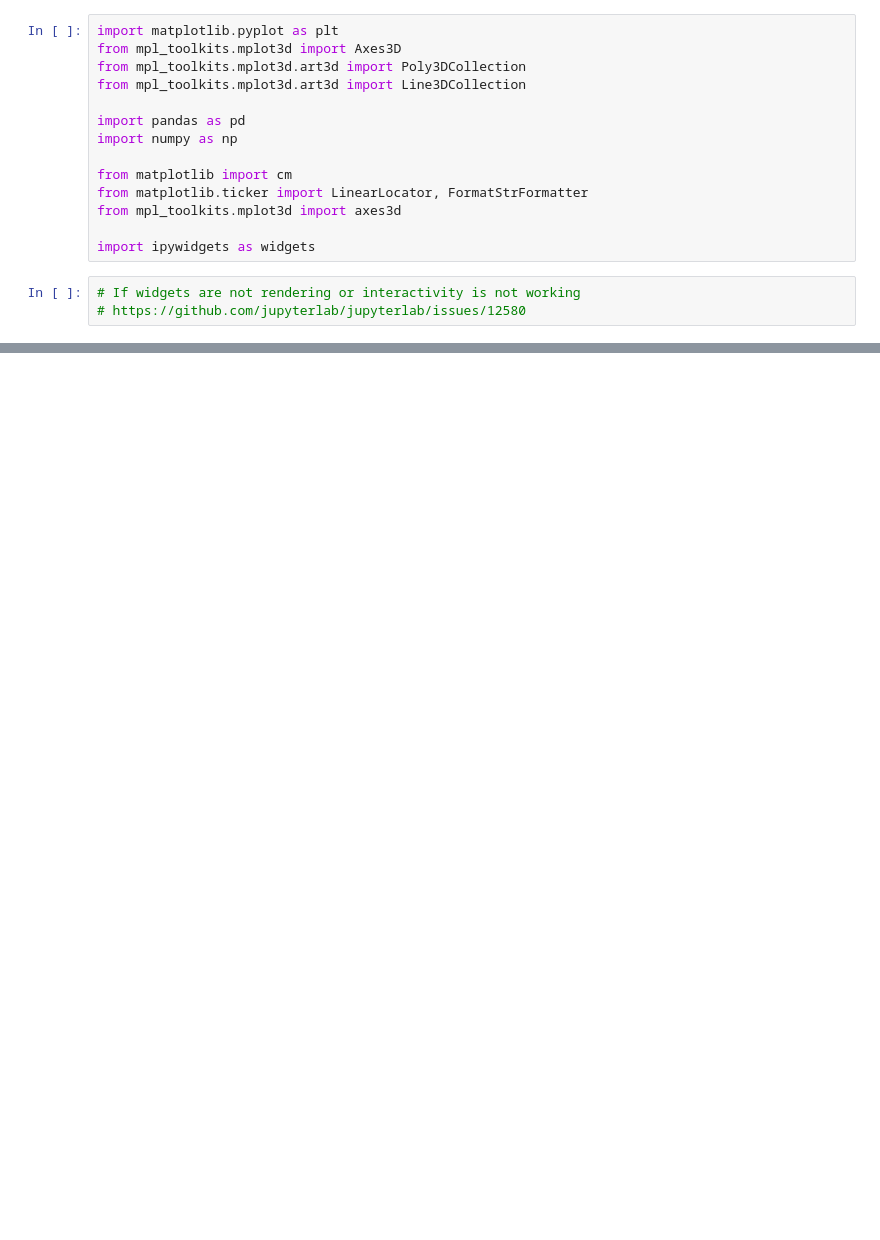
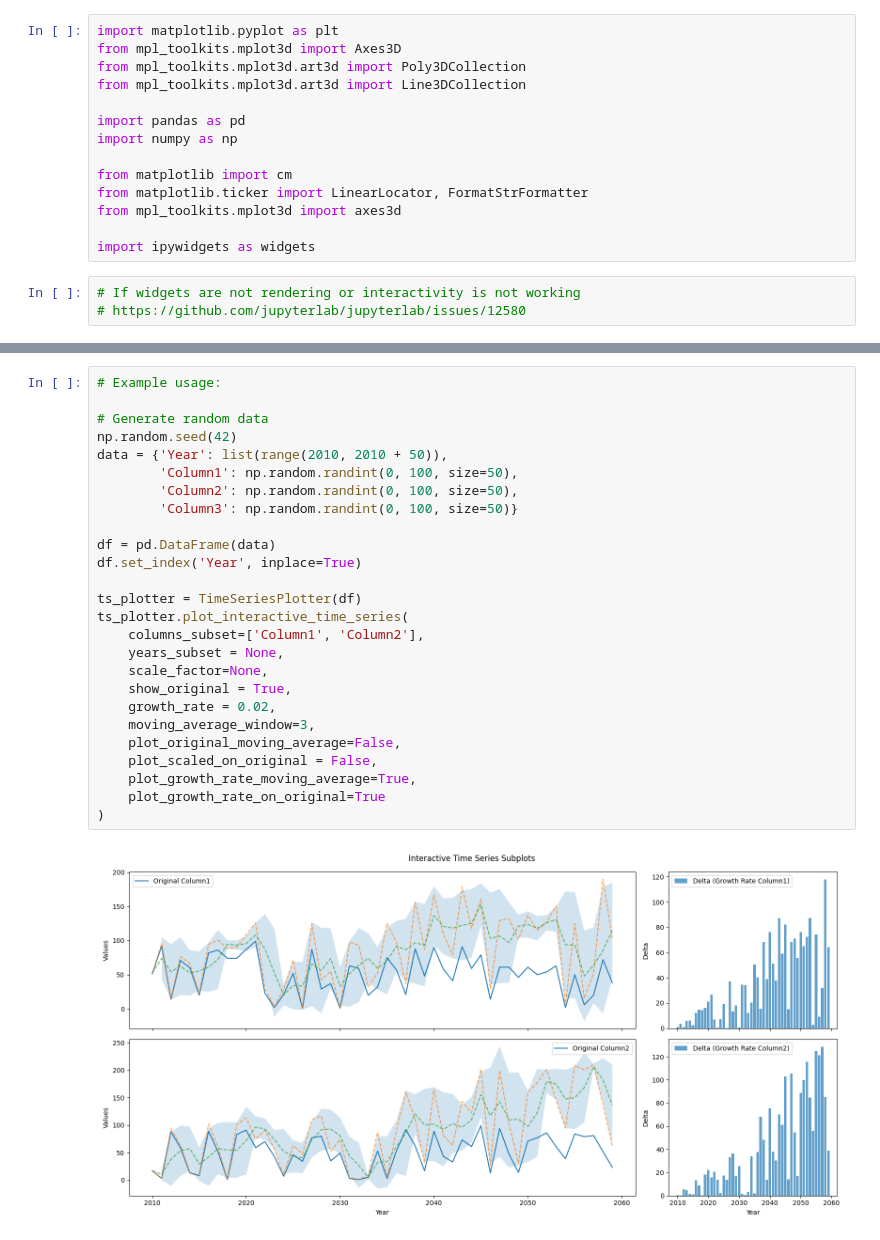
Before and after one commit to saeedbaba1368/Data-Engineering, a Jupyter notebook: Machine Learning & Data Science/graphing-examples/sample.ipynb, the cells around one changed output, grey strips where cells are left out. Drawn from its saved outputs; the diff is of its cells as text; blank space fills up the shorter version.

```diff
--- a/Machine Learning & Data Science/graphing-examples/sample.ipynb
+++ b/Machine Learning & Data Science/graphing-examples/sample.ipynb
@@ -256,0 +288,28 @@ plotter.plot_interactive_time_series(window_size=3)
+# %%
+# Example usage:
+
+# Generate random data
+np.random.seed(42)
+data = {'Year': list(range(2010, 2010 + 50)),
+        'Column1': np.random.randint(0, 100, size=50),
+        'Column2': np.random.randint(0, 100, size=50),
+        'Column3': np.random.randint(0, 100, size=50)}
+
+df = pd.DataFrame(data)
+df.set_index('Year', inplace=True)
+
+ts_plotter = TimeSeriesPlotter(df)
+ts_plotter.plot_interactive_time_series(
+    columns_subset=['Column1', 'Column2'],
+    years_subset = None,
+    scale_factor=None,
+    show_original = True,
+    growth_rate = 0.02,
+    moving_average_window=3,
+    plot_original_moving_average=False,
+    plot_scaled_on_original = False,
+    plot_growth_rate_moving_average=True,
+    plot_growth_rate_on_original=True
+)
+# %% [output]
+[figure, added]
```
Also changed, not shown: parts of 4 cells of this notebook.
